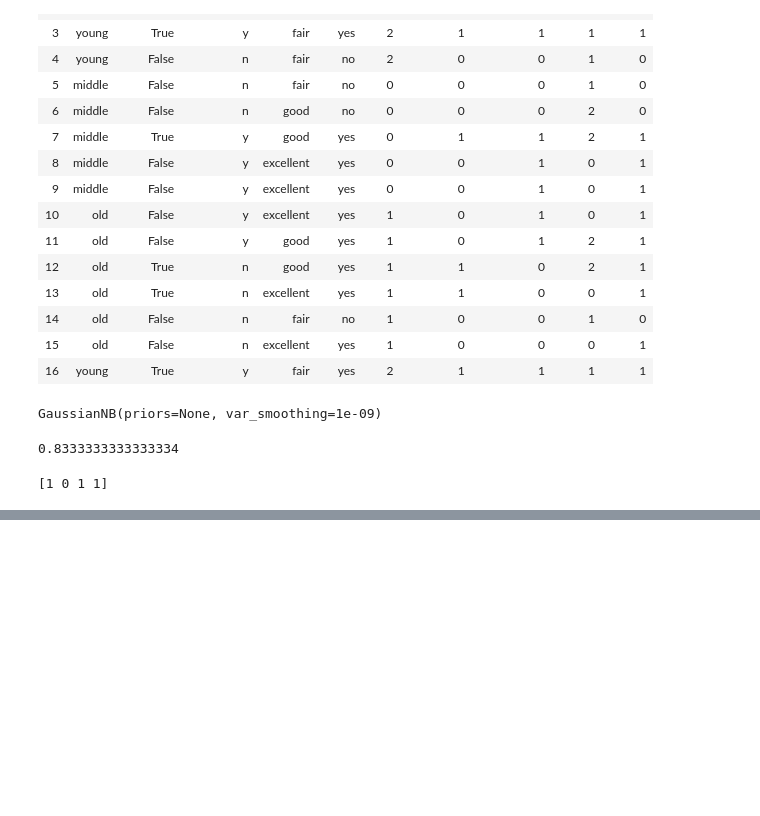
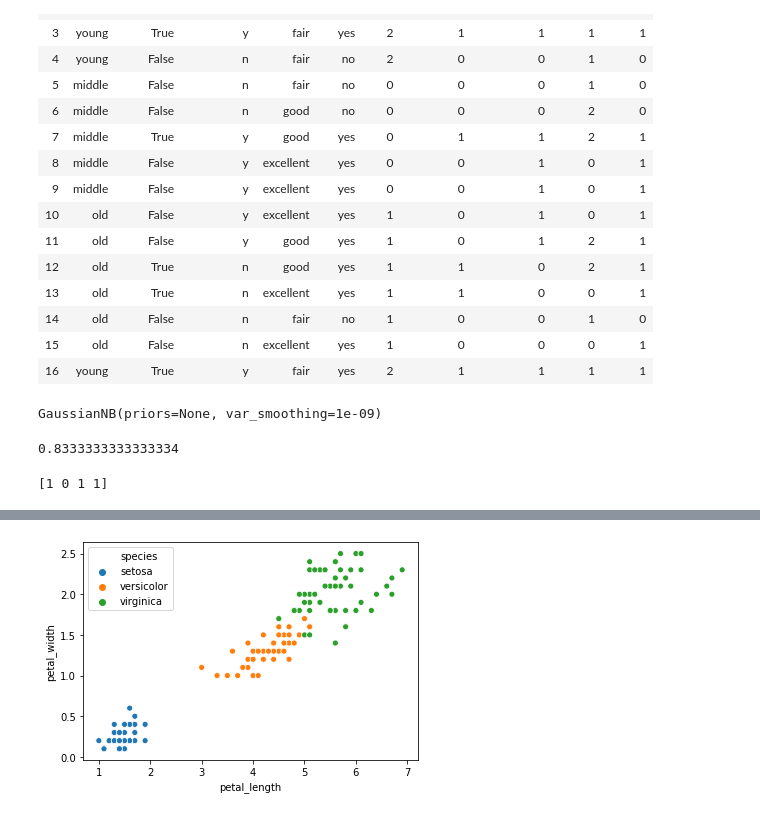
Before and after one commit to aukrit1993/my_machine_learning, a Jupyter notebook: chapter_17.ipynb, the cells around one changed output, grey strips where cells are left out. Cells and saved outputs as stored; diff of their text form; code cells hidden in the pictures; blank space fills up the shorter version.

```diff
--- a/chapter_17.ipynb
+++ b/chapter_17.ipynb
@@ -90,0 +123,5 @@ print('mean: {:.4f}'.format(cvs.mean()))
+# %%
+sb.scatterplot('petal_length', 'petal_width', data=df, hue='species')
+plt.show()
+# %% [output]
+[figure, added]
```
Also changed, not shown: parts of 14 cells of this notebook.
